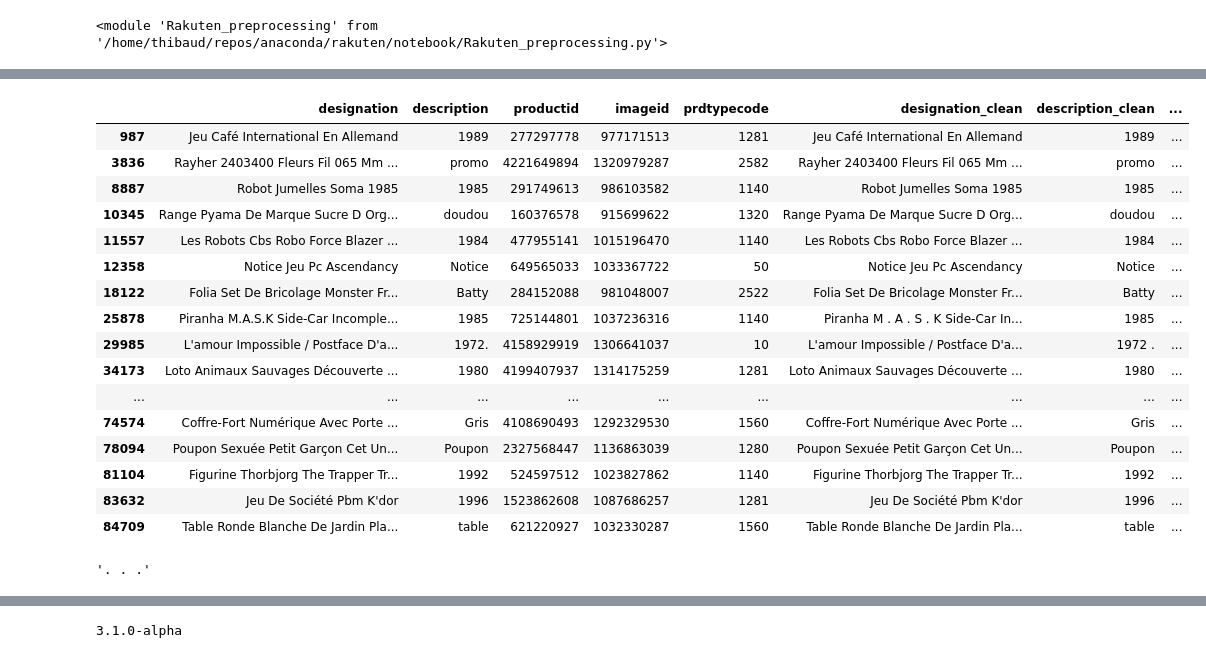
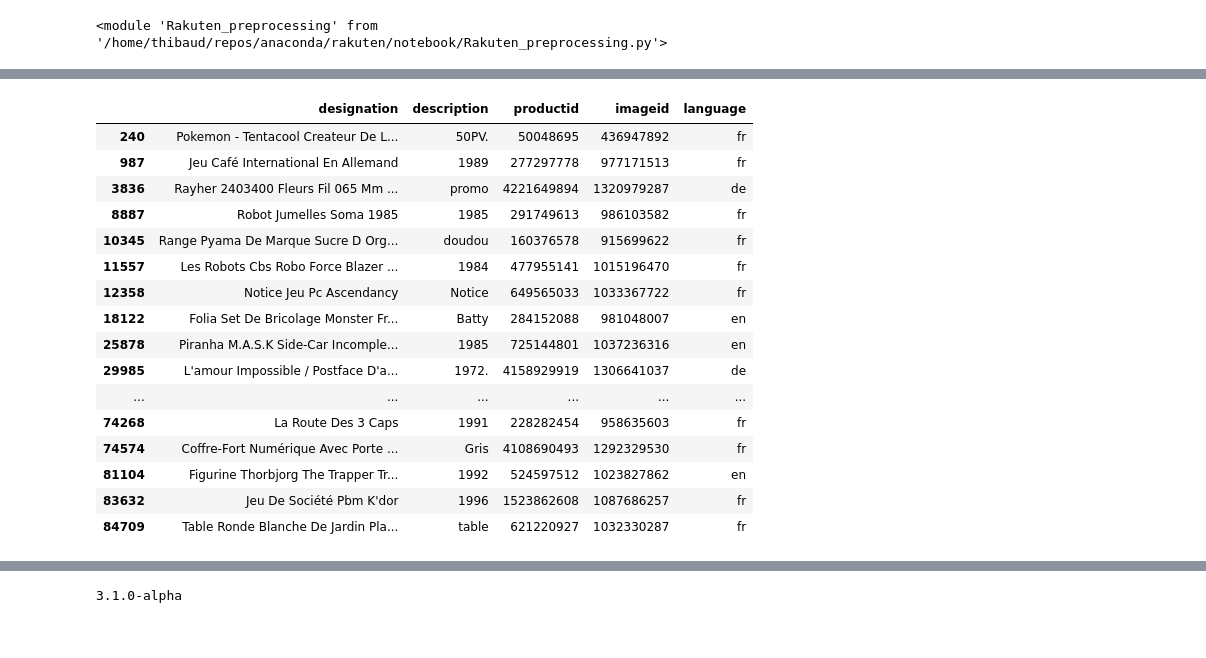
Before and after one commit to Konarovic/Rakuten, a Jupyter notebook: notebook/translate.ipynb, the cells around one changed output, grey strips where cells are left out. Cells and saved outputs as stored; diff of their text form; code cells hidden in the pictures.

```diff
--- a/notebook/translate.ipynb
+++ b/notebook/translate.ipynb
@@ -8,8 +8,7 @@ importlib.reload(rkt)
 # %%
 import pandas as pd
 
-df = pd.read_csv('../data/df.csv', index_col=0)
-df = df.drop(['description_text','lang'], axis=1)
+df = pd.read_csv('../data/clean/X_train.csv', index_col=0)
 
 df.head()
 # %% [output]
@@ -22,5 +20,0 @@ df.head()
-# %%
-import Rakuten_preprocessing as rkt
-
-df['designation_clean'] = rkt.Rakuten_txt_cleanup(df['designation'])
-df['description_clean'] = rkt.Rakuten_txt_cleanup(df['description'])
@@ -44,2 +20,0 @@ The input looks more like a URL than markup. You may want to use an HTTP client
-# %%
-df['lang'] = rkt.Rakuten_txt_language(df.loc[:, ['designation', 'description']])
@@ -46,24 +27,20 @@ df['lang'] = rkt.Rakuten_txt_language(df.loc[:, ['designation', 'description']])
 # %%
-df[df.description_clean.str.len() < 7].head(50)
+df[df.description.str.len() < 7].head(50)
 # %% [output]
-|  | designation | description | productid | imageid | prdtypecode | designation_clean | description_clean | ... |
-| 987 | Jeu Café International En Allemand | 1989 | 277297778 | 977171513 | 1281 | Jeu Café International En Allemand | 1989 | ... |
-| 3836 | Rayher 2403400 Fleurs Fil 065 Mm ... | promo | 4221649894 | 1320979287 | 2582 | Rayher 2403400 Fleurs Fil 065 Mm ... | promo | ... |
-| 8887 | Robot Jumelles Soma 1985 | 1985 | 291749613 | 986103582 | 1140 | Robot Jumelles Soma 1985 | 1985 | ... |
-| 10345 | Range Pyama De Marque Sucre D Org... | doudou | 160376578 | 915699622 | 1320 | Range Pyama De Marque Sucre D Org... | doudou | ... |
-| 11557 | Les Robots Cbs Robo Force Blazer ... | 1984 | 477955141 | 1015196470 | 1140 | Les Robots Cbs Robo Force Blazer ... | 1984 | ... |
-| 12358 | Notice Jeu Pc Ascendancy | Notice | 649565033 | 1033367722 | 50 | Notice Jeu Pc Ascendancy | Notice | ... |
-| 18122 | Folia Set De Bricolage Monster Fr... | Batty | 284152088 | 981048007 | 2522 | Folia Set De Bricolage Monster Fr... | Batty | ... |
-| 25878 | Piranha M.A.S.K Side-Car Incomple... | 1985 | 725144801 | 1037236316 | 1140 | Piranha M . A . S . K Side-Car In... | 1985 | ... |
-| 29985 | L'amour Impossible / Postface D'a... | 1972. | 4158929919 | 1306641037 | 10 | L'amour Impossible / Postface D'a... | 1972 . | ... |
-| 34173 | Loto Animaux Sauvages Découverte ... | 1980 | 4199407937 | 1314175259 | 1281 | Loto Animaux Sauvages Découverte ... | 1980 | ... |
-| ... | ... | ... | ... | ... | ... | ... | ... | ... |
-| 74574 | Coffre-Fort Numérique Avec Porte ... | Gris | 4108690493 | 1292329530 | 1560 | Coffre-Fort Numérique Avec Porte ... | Gris | ... |
-| 78094 | Poupon Sexuée Petit Garçon Cet Un... | Poupon | 2327568447 | 1136863039 | 1280 | Poupon Sexuée Petit Garçon Cet Un... | Poupon | ... |
-| 81104 | Figurine Thorbjorg The Trapper Tr... | 1992 | 524597512 | 1023827862 | 1140 | Figurine Thorbjorg The Trapper Tr... | 1992 | ... |
-| 83632 | Jeu De Société Pbm K'dor | 1996 | 1523862608 | 1087686257 | 1281 | Jeu De Société Pbm K'dor | 1996 | ... |
-| 84709 | Table Ronde Blanche De Jardin Pla... | table | 621220927 | 1032330287 | 1560 | Table Ronde Blanche De Jardin Pla... | table | ... |
+|  | designation | description | productid | imageid | language |
+| 240 | Pokemon - Tentacool Createur De L... | 50PV. | 50048695 | 436947892 | fr |
+| 987 | Jeu Café International En Allemand | 1989 | 277297778 | 977171513 | fr |
+| 3836 | Rayher 2403400 Fleurs Fil 065 Mm ... | promo | 4221649894 | 1320979287 | de |
+| 8887 | Robot Jumelles Soma 1985 | 1985 | 291749613 | 986103582 | fr |
+| 10345 | Range Pyama De Marque Sucre D Org... | doudou | 160376578 | 915699622 | fr |
+| 11557 | Les Robots Cbs Robo Force Blazer ... | 1984 | 477955141 | 1015196470 | fr |
+| 12358 | Notice Jeu Pc Ascendancy | Notice | 649565033 | 1033367722 | fr |
+| 18122 | Folia Set De Bricolage Monster Fr... | Batty | 284152088 | 981048007 | en |
+| 25878 | Piranha M.A.S.K Side-Car Incomple... | 1985 | 725144801 | 1037236316 | en |
+| 29985 | L'amour Impossible / Postface D'a... | 1972. | 4158929919 | 1306641037 | de |
+| ... | ... | ... | ... | ... | ... |
+| 74268 | La Route Des 3 Caps | 1991 | 228282454 | 958635603 | fr |
+| 74574 | Coffre-Fort Numérique Avec Porte ... | Gris | 4108690493 | 1292329530 | fr |
+| 81104 | Figurine Thorbjorg The Trapper Tr... | 1992 | 524597512 | 1023827862 | en |
+| 83632 | Jeu De Société Pbm K'dor | 1996 | 1523862608 | 1087686257 | fr |
+| 84709 | Table Ronde Blanche De Jardin Pla... | table | 621220927 | 1032330287 | fr |
-# %%
-df.loc[1567,'description_clean']
-# %% [output]
-'. . .'
```
Also changed, not shown: parts of 6 cells of this notebook, 2 other files.
